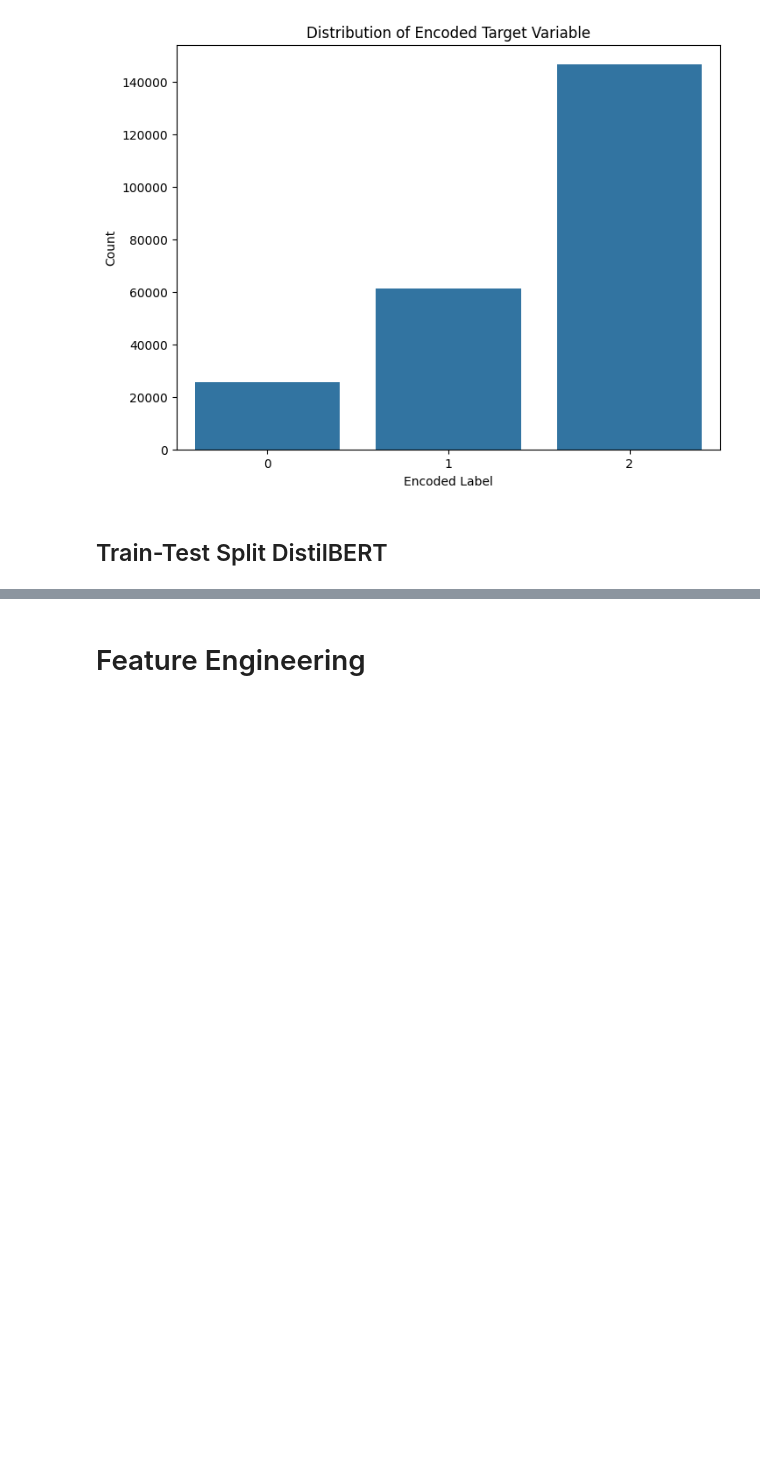
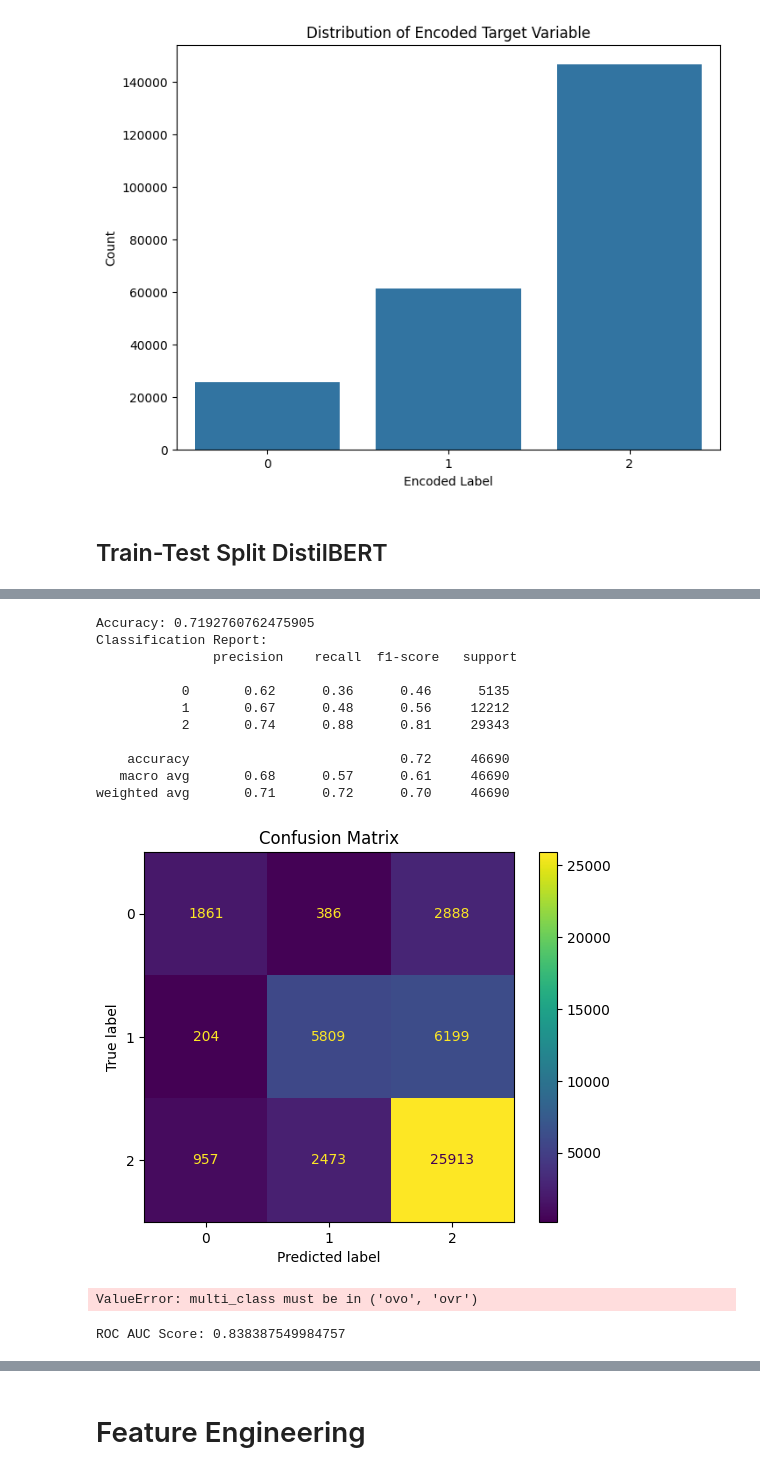
Before and after one commit to cody-mckeon/Search_Relevance, a Jupyter notebook: search_relevance.ipynb, the cells around one changed output, grey strips where cells are left out. Cells and saved outputs as stored; diff of their text form; code cells hidden in the pictures; blank space fills up the shorter version.

```diff
--- a/search_relevance.ipynb
+++ b/search_relevance.ipynb
@@ -831,3 +848,9 @@ X = np.concatenate([query_embeddings, product_name_embeddings, product_descripti
+# %%
+import pickle
+
+# Save X and y to disk
+with open('/content/drive/MyDrive/Colab Notebooks/distil_bert_X.pkl', 'wb') as f:
+  pickle.dump(X, f)
 # %% [markdown]
 ### Encode the target variable
 # %%
@@ -880,8 +914 @@ Shape of X: (104, 2304)
 Shape of y: (233448,)
-# %%
-# Reshape y to have the same number of samples as X
-# Assuming y is a 1D array and needs to be reshaped to match X's first dimension
-y = y[:X.shape[0]]  # Select only the first X.shape[0] elements of y
-# Verify the shapes after reshaping
-print("Shape of X after adjustment:", X.shape)
-print("Shape of y after adjustment:", y.shape)
@@ -897,0 +1048,33 @@ ValueError: Found input variables with inconsistent numbers of samples: [104, 23
+# %%
+from sklearn.ensemble import RandomForestClassifier
+
+# Initialize the model
+rf_classifier = RandomForestClassifier(n_estimators=100, class_weight='balanced', n_jobs=-1, random_state=42)
+
+# Train the model
+rf_classifier.fit(X_train, y_train)
+
+# Evaluate performance
+y_pred = rf_classifier.predict(X_test)
+from sklearn.metrics import accuracy_score, classification_report, confusion_matrix, ConfusionMatrixDisplay, roc_auc_score, precision_recall_curve
+
+print("Accuracy:", accuracy_score(y_test, y_pred))
+print("Classification Report:\n", classification_report(y_test, y_pred))
+cm = confusion_matrix(y_test, y_pred)
+ConfusionMatrixDisplay(cm).plot()
+plt.title("Confusion Matrix")
+plt.show()
+# %% [output]
+Accuracy: 0.7192760762475905
+Classification Report:
+               precision    recall  f1-score   support
+
+           0       0.62      0.36      0.46      5135
+           1       0.67      0.48      0.56     12212
+           2       0.74      0.88      0.81     29343
+
+    accuracy                           0.72     46690
+   macro avg       0.68      0.57      0.61     46690
+weighted avg       0.71      0.72      0.70     46690
+[figure, added]
+ValueError: multi_class must be in ('ovo', 'ovr')
@@ -897,0 +1100,5 @@ ValueError: Found input variables with inconsistent numbers of samples: [104, 23
+# %%
+roc_auc = roc_auc_score(y_test, rf_classifier.predict_proba(X_test), multi_class='ovr')
+print("ROC AUC Score:", roc_auc)
+# %% [output]
+ROC AUC Score: 0.838387549984757
```
Also changed, not shown: parts of 25 cells of this notebook.
